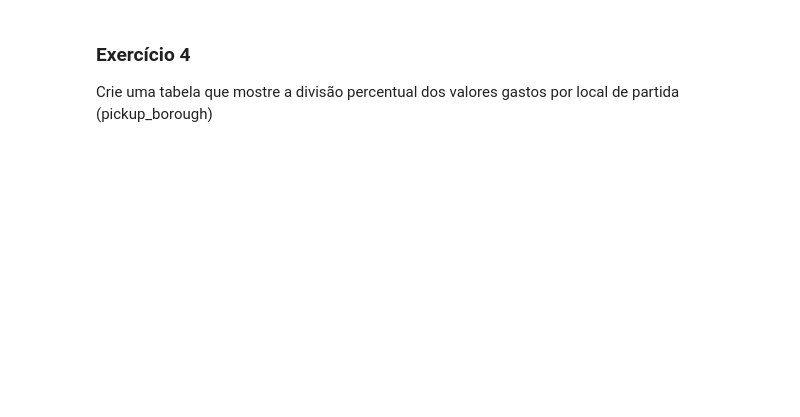
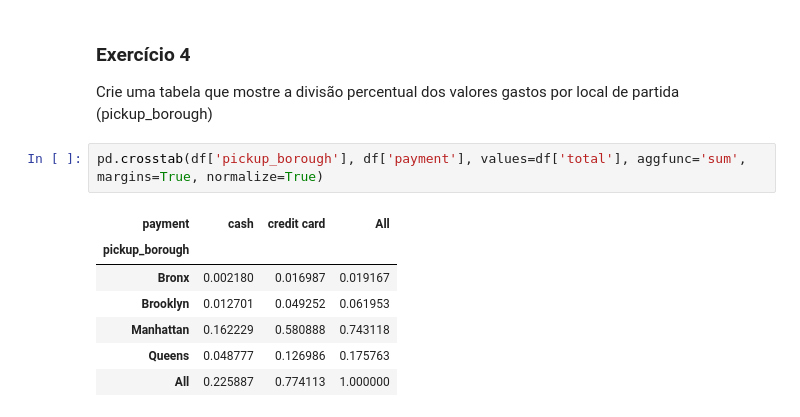
Before and after one commit to UlissesJunior/XMAC02-MetodosMatematicosAnaliseDados, a Jupyter notebook: Notebooks/Aula11 - Cross Tabulation/Aula11.ipynb, the cells around one changed output. Drawn from its saved outputs; the diff is of its cells as text; blank space fills up the shorter version.

```diff
--- a/Notebooks/Aula11 - Cross Tabulation/Aula11.ipynb
+++ b/Notebooks/Aula11 - Cross Tabulation/Aula11.ipynb
@@ -110,3 +196,13 @@ Crie uma tabela que exiba os valores pagos em dinheiro e cartão de crédito agr
 # %% [markdown]
 ### Exercício 4
 Crie uma tabela que mostre a divisão percentual dos valores gastos por local de partida (pickup_borough)
+# %%
+pd.crosstab(df['pickup_borough'], df['payment'], values=df['total'], aggfunc='sum', margins=True, normalize=True)
+# %% [output]
+| payment | cash | credit card | All |
+| pickup_borough |  |  |  |
+| Bronx | 0.002180 | 0.016987 | 0.019167 |
+| Brooklyn | 0.012701 | 0.049252 | 0.061953 |
+| Manhattan | 0.162229 | 0.580888 | 0.743118 |
+| Queens | 0.048777 | 0.126986 | 0.175763 |
+| All | 0.225887 | 0.774113 | 1.000000 |
```
Also changed, not shown: parts of 11 cells of this notebook.
